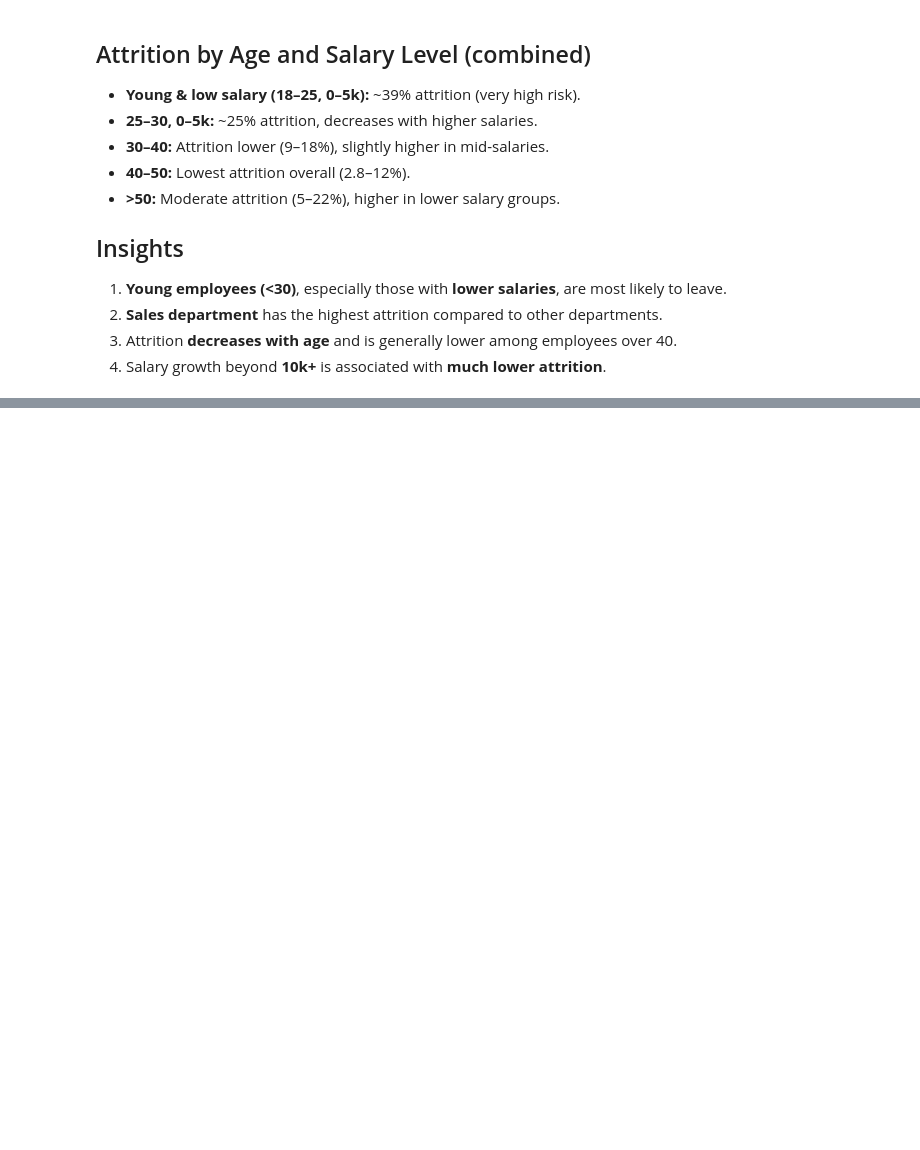
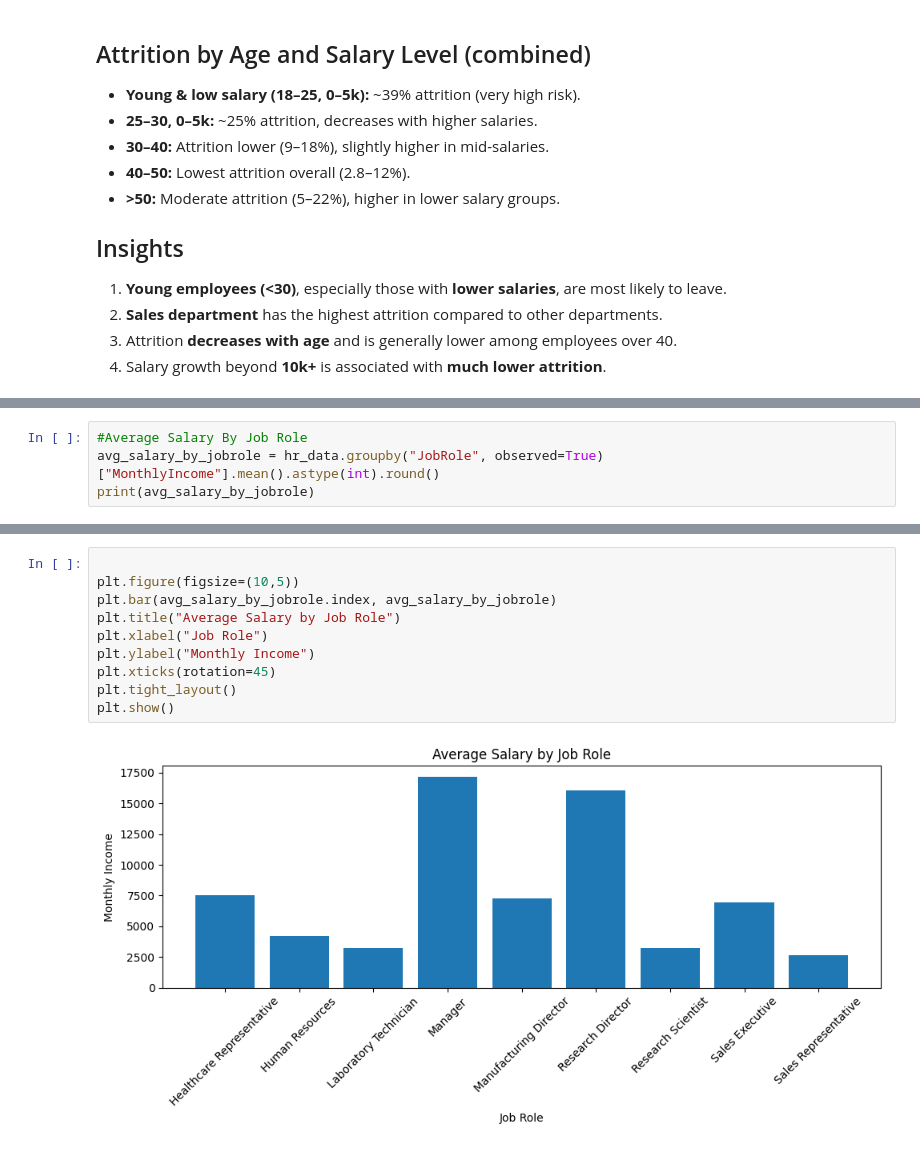
Before and after one commit to Guri-1186/HR-Analytics-Pandas, a Jupyter notebook: hr_attrition.ipynb, the cells around one changed output, grey strips where cells are left out. Drawn from its saved outputs; the diff is of its cells as text; blank space fills up the shorter version.

```diff
--- a/hr_attrition.ipynb
+++ b/hr_attrition.ipynb
@@ -311,0 +366,4 @@ Younger employees (especially **18–25**) show the highest attrition.
+# %%
+#Average Salary By Job Role
+avg_salary_by_jobrole = hr_data.groupby("JobRole", observed=True)["MonthlyIncome"].mean().astype(int).round()
+print(avg_salary_by_jobrole)
@@ -311,0 +382,12 @@ Younger employees (especially **18–25**) show the highest attrition.
+# %%
+
+plt.figure(figsize=(10,5))
+plt.bar(avg_salary_by_jobrole.index, avg_salary_by_jobrole)
+plt.title("Average Salary by Job Role")
+plt.xlabel("Job Role")
+plt.ylabel("Monthly Income")
+plt.xticks(rotation=45)
+plt.tight_layout()
+plt.show()
+# %% [output]
+[figure, added]
```
Also changed, not shown: parts of 8 cells of this notebook, 1 other file.
